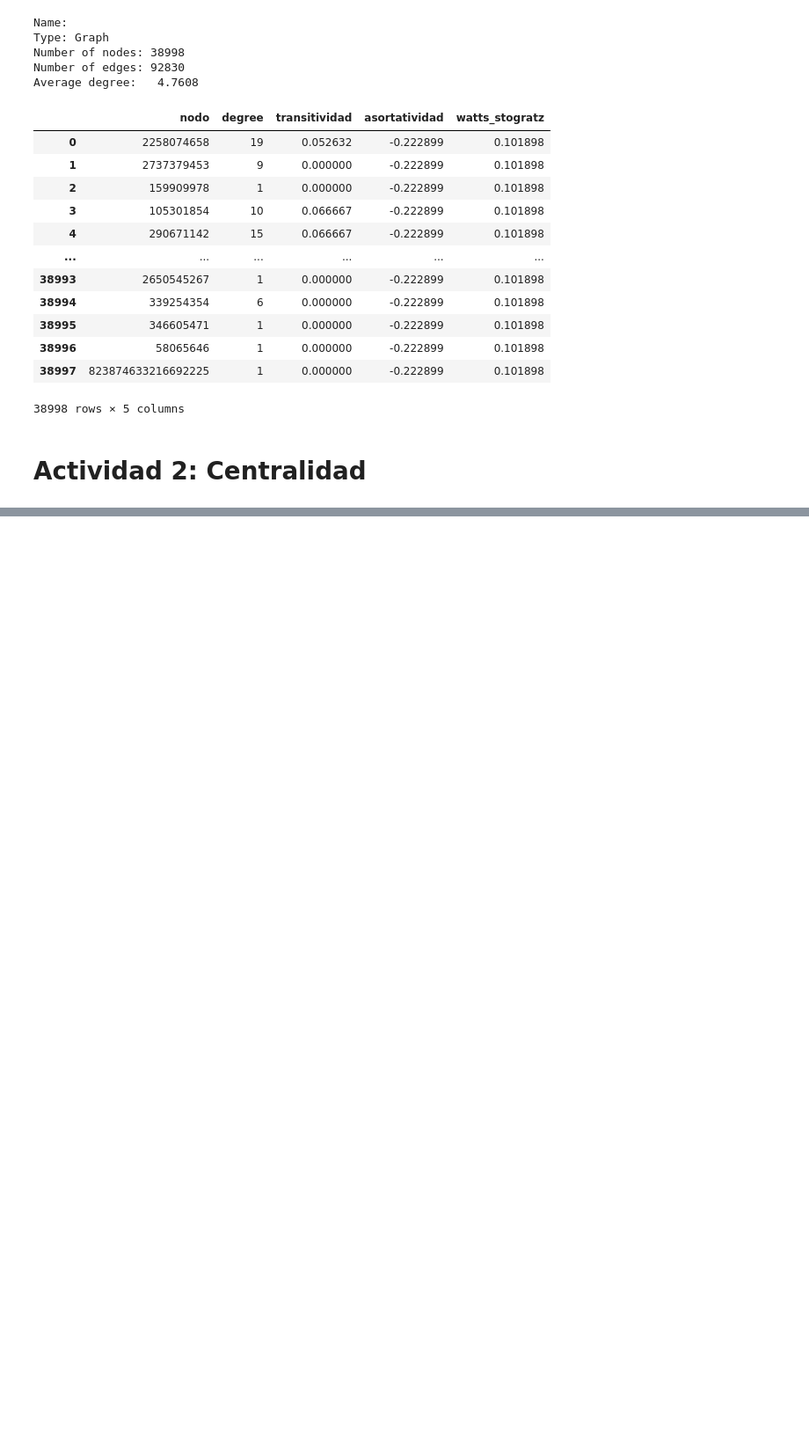
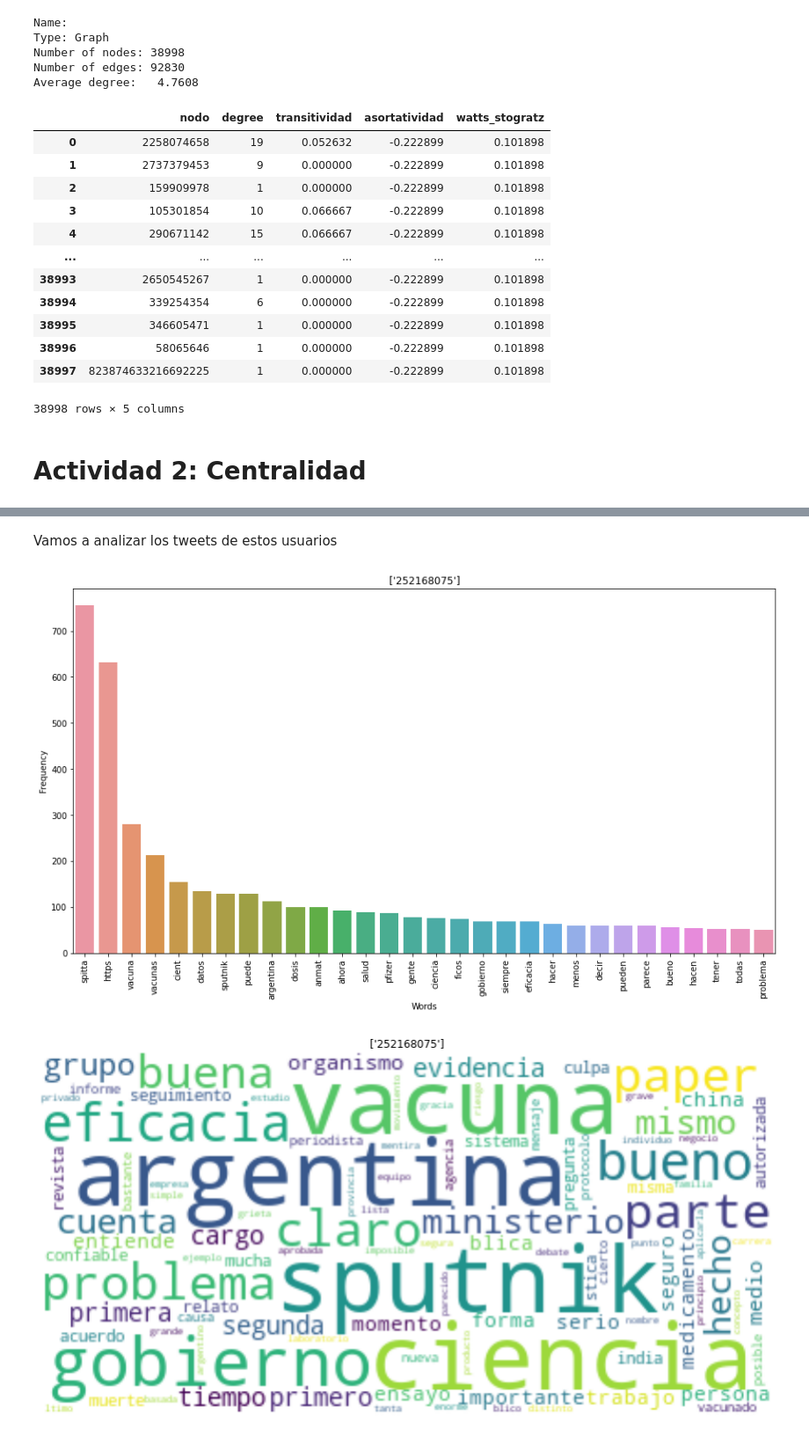
Before and after one commit to estebanarr/graphMachineLearning, a Jupyter notebook: notebooks/Practico1.ipynb, the cells around one changed output, grey strips where cells are left out. Shown at 88% size. Cells and saved outputs as stored; diff of their text form; code cells hidden in the pictures; blank space fills up the shorter version.

```diff
--- a/notebooks/Practico1.ipynb
+++ b/notebooks/Practico1.ipynb
@@ -311,0 +459,3 @@ G_ig.
+# %%
+nodos_closeness_centrality=df_centralidad.closeness_centrality.sort_values(ascending=False)[:10].reset_index()
+nodos_closeness_centrality
@@ -311,0 +474,3 @@ G_ig.
+# %%
+nodos_pagerank=df_centralidad.pagerank.sort_values(ascending=False)[:10].reset_index()
+nodos_pagerank
@@ -311,0 +489,3 @@ G_ig.
+# %%
+nodos_degree=df_centralidad.degree.sort_values(ascending=False)[:10].reset_index()
+nodos_degree
@@ -311,0 +506,7 @@ G_ig.
+# %%
+nodos_comunes=[nodos_betweenness_centrality.nodo.tolist(),nodos_closeness_centrality.nodo.tolist(),nodos_degree.nodo.tolist()
+               ,nodos_eigenvector_centrality.nodo.tolist(),nodos_eigenvector_centrality.nodo.tolist(),nodos_pagerank.nodo.tolist()]
+
+nodos_centrales=set(nodos_comunes[0]).intersection(*nodos_comunes[1:])
+
+nodos_centrales
@@ -311,0 +521,2 @@ G_ig.
+# %% [markdown]
+Vamos a analizar los tweets de estos usuarios
@@ -311,0 +587,6 @@ G_ig.
+# %%
+for user in nodos_centrales:
+    plot_wordcloud([user])
+# %% [output]
+[figure, added]
+[figure, added]
```
Also changed, not shown: parts of 28 cells of this notebook.
